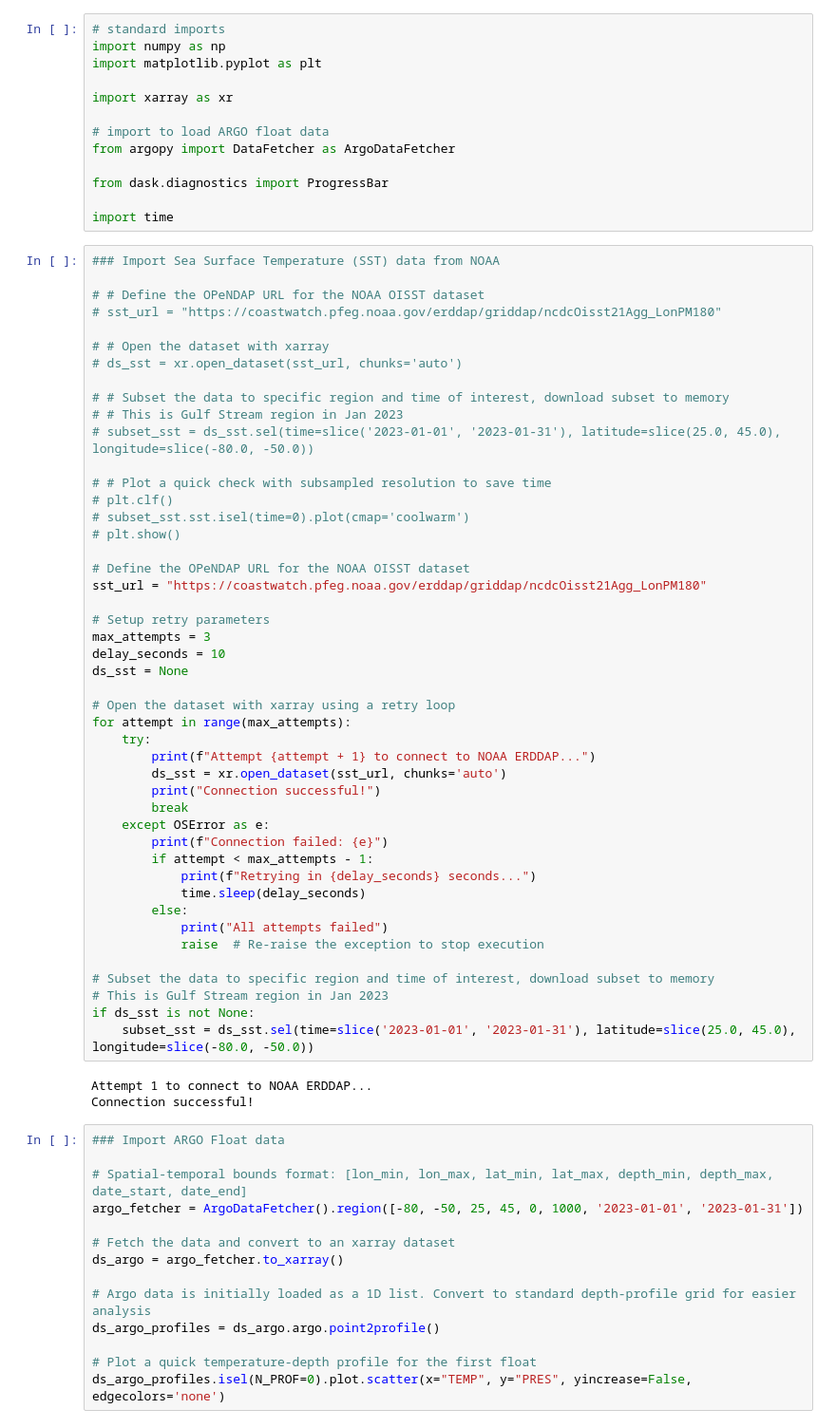
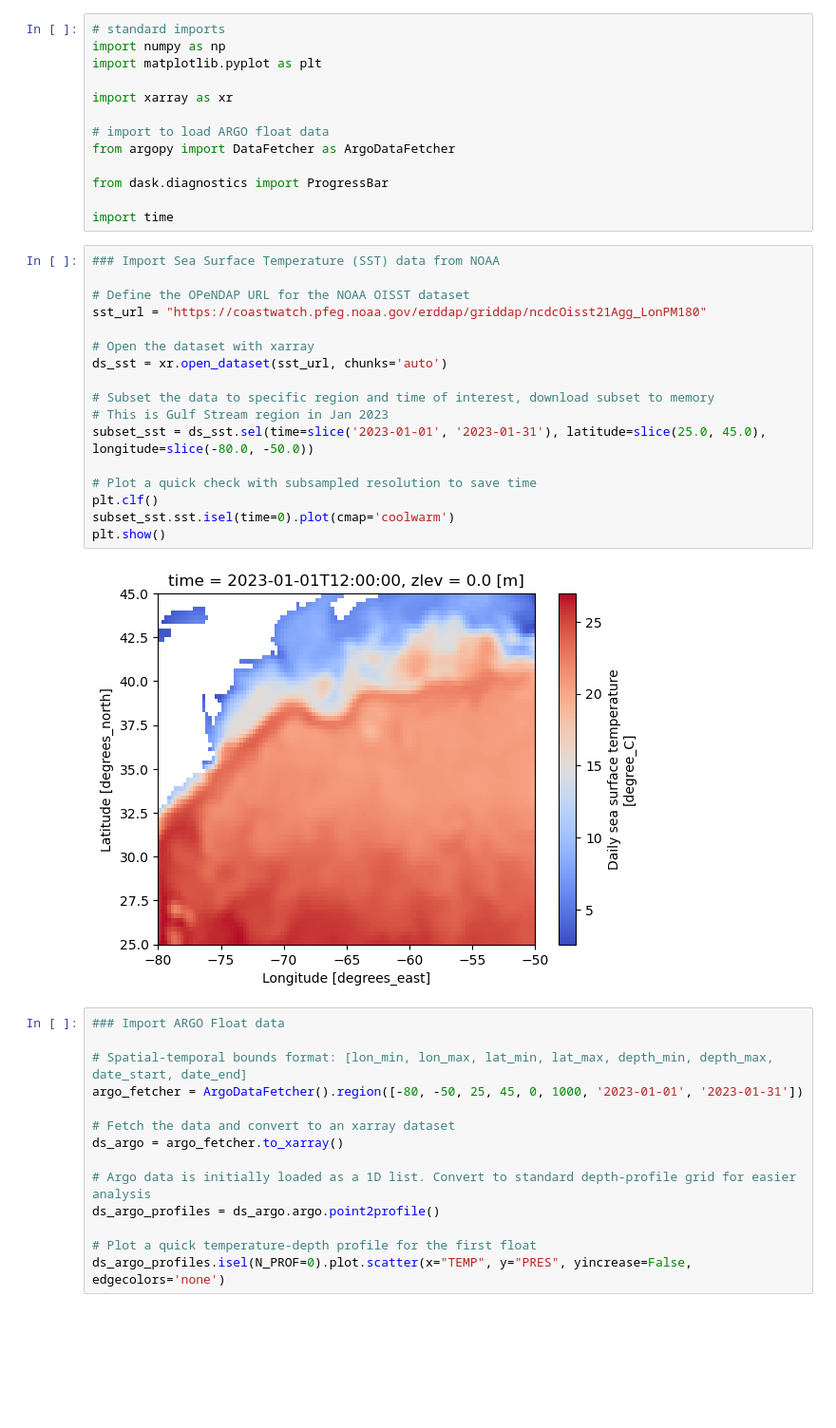
Before and after one commit to claranp/DSCI-403-Final-Project, a Jupyter notebook: old_preprocessing.ipynb, the cells around one changed output. Shown at 95% size. Saved outputs shown, nothing was run; the diff lists cells and outputs as text; blank space fills up the shorter version.

Commit message:
add a preliminary plot to EDA file

```diff
--- a/old_preprocessing.ipynb
+++ b/old_preprocessing.ipynb
@@ -13,53 +13,23 @@ from dask.diagnostics import ProgressBar
 import time
 # %%
 ### Import Sea Surface Temperature (SST) data from NOAA
-
-# # Define the OPeNDAP URL for the NOAA OISST dataset
-# sst_url = "https://coastwatch.pfeg.noaa.gov/erddap/griddap/ncdcOisst21Agg_LonPM180"
-
-# # Open the dataset with xarray
-# ds_sst = xr.open_dataset(sst_url, chunks='auto')
-
-# # Subset the data to specific region and time of interest, download subset to memory
-# # This is Gulf Stream region in Jan 2023
-# subset_sst = ds_sst.sel(time=slice('2023-01-01', '2023-01-31'), latitude=slice(25.0, 45.0), longitude=slice(-80.0, -50.0))
-
-# # Plot a quick check with subsampled resolution to save time
-# plt.clf()
-# subset_sst.sst.isel(time=0).plot(cmap='coolwarm')
-# plt.show()
 
 # Define the OPeNDAP URL for the NOAA OISST dataset
 sst_url = "https://coastwatch.pfeg.noaa.gov/erddap/griddap/ncdcOisst21Agg_LonPM180"
 
-# Setup retry parameters
-max_attempts = 3
-delay_seconds = 10
-ds_sst = None
-
-# Open the dataset with xarray using a retry loop
-for attempt in range(max_attempts):
-    try:
-        print(f"Attempt {attempt + 1} to connect to NOAA ERDDAP...")
-        ds_sst = xr.open_dataset(sst_url, chunks='auto')
-        print("Connection successful!")
-        break
-    except OSError as e:
-        print(f"Connection failed: {e}")
-        if attempt < max_attempts - 1:
-            print(f"Retrying in {delay_seconds} seconds...")
-            time.sleep(delay_seconds)
-        else:
-            print("All attempts failed")
-            raise  # Re-raise the exception to stop execution
+# Open the dataset with xarray
+ds_sst = xr.open_dataset(sst_url, chunks='auto')
 
 # Subset the data to specific region and time of interest, download subset to memory
 # This is Gulf Stream region in Jan 2023
-if ds_sst is not None:
-    subset_sst = ds_sst.sel(time=slice('2023-01-01', '2023-01-31'), latitude=slice(25.0, 45.0), longitude=slice(-80.0, -50.0))
+subset_sst = ds_sst.sel(time=slice('2023-01-01', '2023-01-31'), latitude=slice(25.0, 45.0), longitude=slice(-80.0, -50.0))
+
+# Plot a quick check with subsampled resolution to save time
+plt.clf()
+subset_sst.sst.isel(time=0).plot(cmap='coolwarm')
+plt.show()
 # %% [output]
-Attempt 1 to connect to NOAA ERDDAP...
-Connection successful!
+[figure, added]
 # %%
 ### Import ARGO Float data
 
```
Also changed, not shown: 7 other files.
